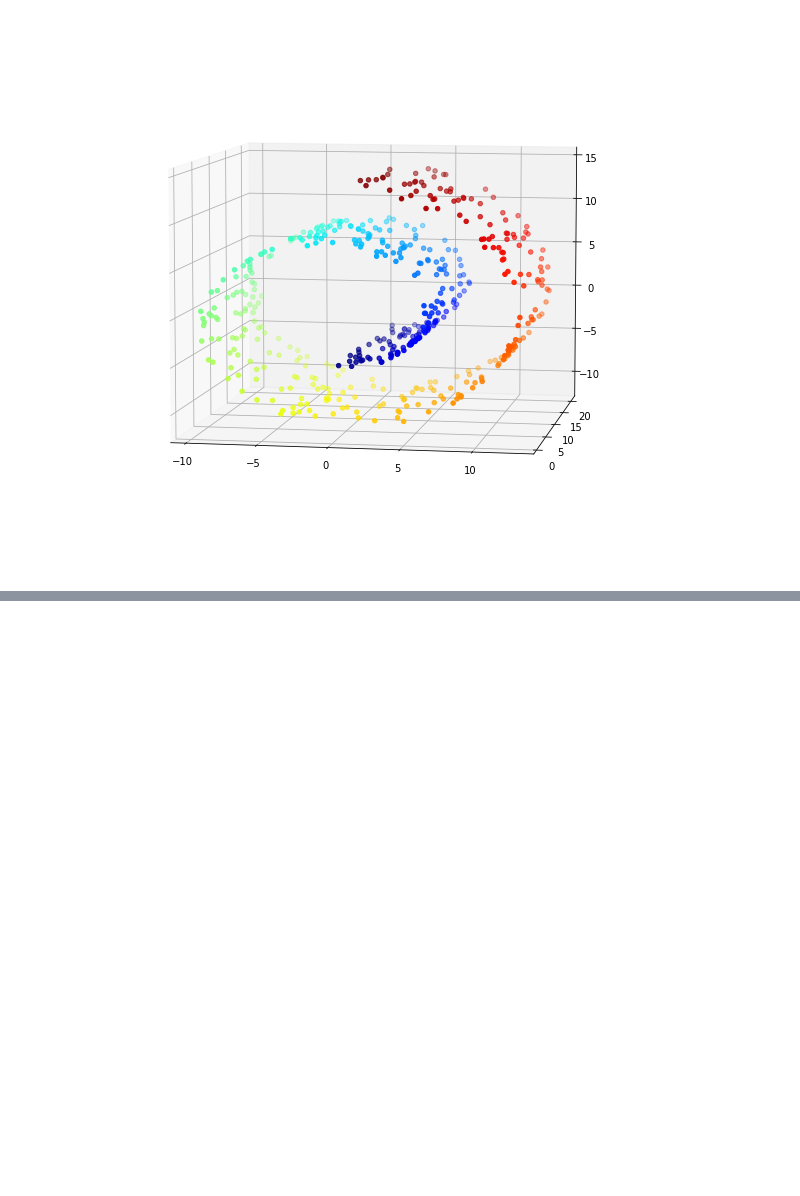
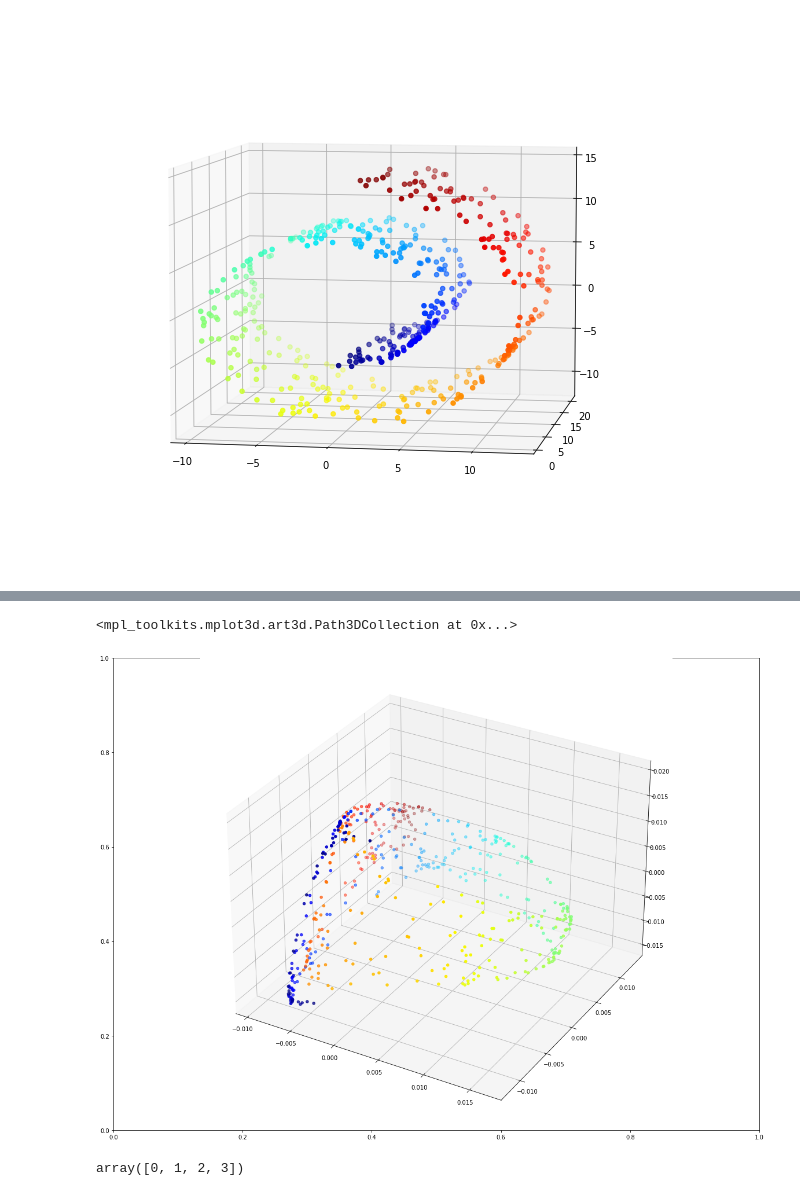
Before and after one commit to dslisleedh/from_scratch, a Jupyter notebook: dimension reduction/UniformManifoldApproximationandProjection.ipynb, the cells around one changed output, grey strips where cells are left out. Drawn from its saved outputs; the diff is of its cells as text; code cells hidden in the pictures; blank space fills up the shorter version.

```diff
--- a/dimension reduction/UniformManifoldApproximationandProjection.ipynb
+++ b/dimension reduction/UniformManifoldApproximationandProjection.ipynb
@@ -21,8 +25,6 @@ class UMAP(object):
         self.n_components = n_components
         self.n_epoch = n_epoch
         self.random_state = random_state
-        self.alpha = alpha
-        self.beta = beta
         self.spread = spread
 
     def fit_transform(self, X):
@@ -32,9 +34,9 @@ class UMAP(object):
         rgen = np.random.RandomState(self.random_state)
 
         #step1. construct high-dimention prop P
-        dist = sklearn.metrics.pairwise.euclidean_distances(X,X)
+        dist = euclidean_distances(X,X)
         rho = np.where(dist.argsort(0).argsort(0)==1, dist, 0).sum(axis = 0)
-        dist = dist - np.where(np.eye(len(dist)) ,0,np.column_stack([rho for _ in range(len(dist))]))
+        dist = np.maximum(np.zeros(shape = dist.shape), dist - np.column_stack([rho for _ in range(self.n_)]))
 
         sigma = []
         def compute_sum_prop(sigma, row):
@@ -43,27 +45,26 @@ class UMAP(object):
             sigma_l = 0.
             sigma_h = 1000.
             for i in range(100):
-                sigma = (sigma_l + sigma_h)/2.
-                c_s = compute_sum_prop(sigma, row)
+                sigma_c = (sigma_l + sigma_h)/2.
+                c_s = compute_sum_prop(sigma_c, row)
                 if self.n_neighbors - c_s < 1e-5:
                     sigma.append(c_s)
                     break
                 if c_s < self.n_neighbors:
-                    sigma_l = sigma
+                    sigma_l = sigma_c
                 else:
-                    sigma_h = sigma
+                    sigma_h = sigma_c
 
-        P = dist * np.column_stack([sigma for _ in range(len(dist))])
-        P = (P + P.T) / 2
+        P = np.exp( -(dist / np.column_stack([sigma for _ in range(len(dist))])) )
+        P = P + P.T - (P*P.T)
 
-        #step2. construct low dimension and its prop Q
+        #step2. construct low dimension and compute hyperparameter a and b
         try :
-            reducer = sklearn.manifold.SpectralEmbedding(n_components = self.n_components, n_neighbors = self.n_neighbors, random_state = self.random_state)
+            reducer = SpectralEmbedding(n_components = self.n_components, n_neighbors = self.n_neighbors, random_state = self.random_state)
             self.low_dimension_ = reducer.fit_transform(P)
         except:
             self.low_dimension_ = rgen.standard_t(loc = 0., scale = 1 , size = self.n_ * self.n_components).reshape(self.n, self.n_components)
 
-        dist2 = sklearn.metrics.pairwise.euclidean_distances(self.low_dimension_)
         dist_low_dim_ = lambda dist, a, b: np.power(( 1 + a * np.power(dist, 2*b) ), -1)
         def get_a_b_(min_dist):
             x = np.linspace(0,3,300)
@@ -71,7 +72,6 @@ class UMAP(object):
             p, _ = optimize.curve_fit(dist_low_dim_, x, y)
             return p
         self.a_, self.b_ = get_a_b_(self.min_dist)
-        Q = dist_low_dim_(dist2, self.a_, self.b_)
 
         #step3. adjust low dimension location by gradient descent for n_iter times
         alpha = 1.
@@ -105,0 +94,4 @@ def CE_gradient(P, Y):
+# %%
+umap = UMAP(n_neighbors=30, n_components=3, min_dist = .1, n_epoch= 50)
+# %%
+umap.fit_transform(X)
@@ -105,0 +120,15 @@ def CE_gradient(P, Y):
+# %%
+se = SpectralEmbedding(n_components=3, n_neighbors=30, random_state=42)
+red2 = se.fit_transform(X)
+
+fig, ax = plt.subplots(figsize = (20,15))
+ax = fig.add_subplot(111, projection = '3d')
+ax.scatter(red2[:,0],red2[:,1],red2[:,2], c = color, cmap = plt.cm.jet)
+# %% [output]
+<mpl_toolkits.mplot3d.art3d.Path3DCollection at 0x...>
+[figure, added]
+# %%
+a = np.arange(4)
+a
+# %% [output]
+array([0, 1, 2, 3])
```
Also changed, not shown: parts of 5 cells of this notebook, 1 other file.
